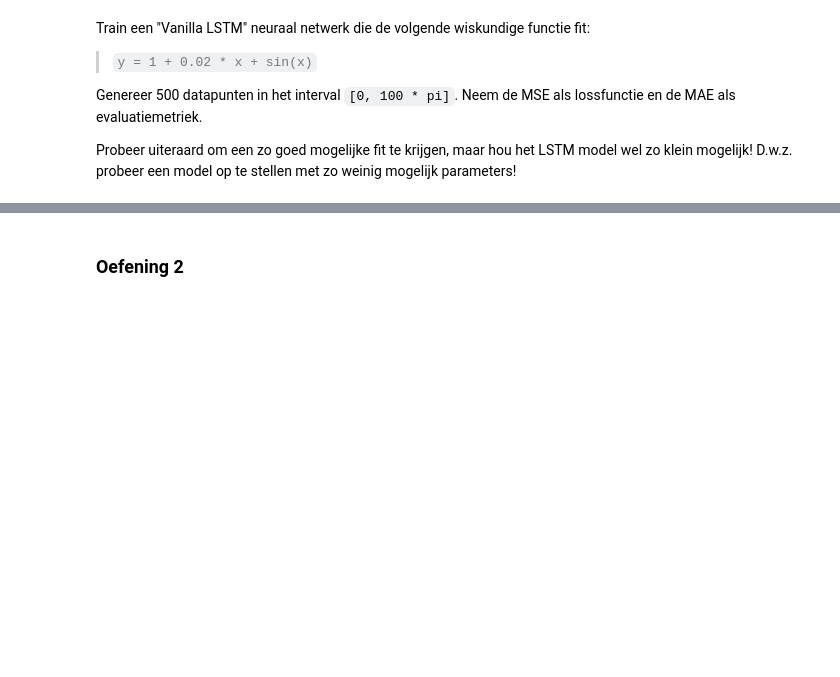
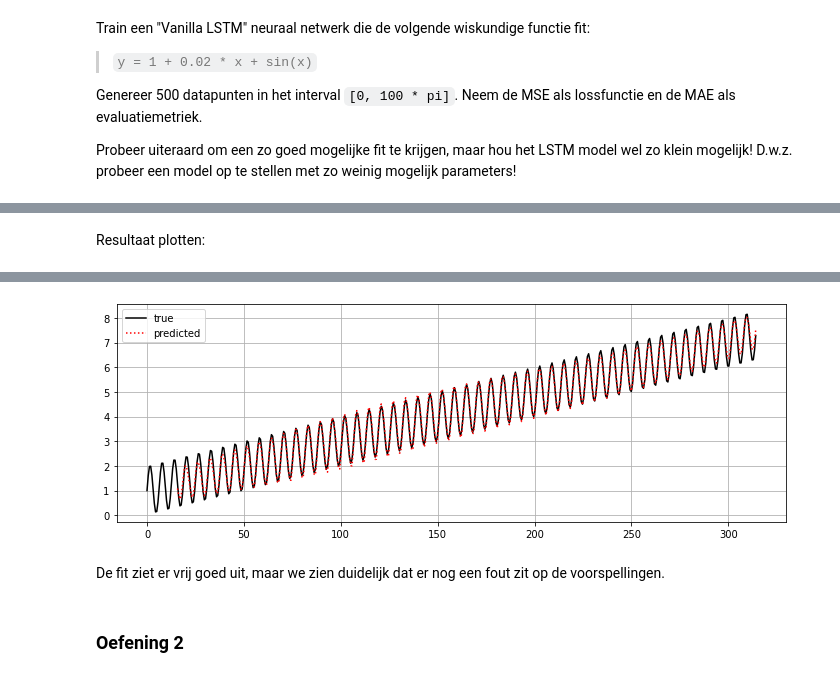
Before and after one commit to alouwyck/vives-deep-learning, a Jupyter notebook: topic10/HFST10_LSTM_intro.ipynb, the cells around one changed output, grey strips where cells are left out. Drawn from its saved outputs; the diff is of its cells as text; code cells hidden in the pictures; blank space fills up the shorter version.

```diff
--- a/topic10/HFST10_LSTM_intro.ipynb
+++ b/topic10/HFST10_LSTM_intro.ipynb
@@ -557,0 +761,12 @@ Probeer uiteraard om een zo goed mogelijke fit te krijgen, maar hou het LSTM mod
+# %% [markdown]
+Resultaat plotten:
+# %%
+ynp = model.predict(generator)
+yp = y.min() + ynp * (y.max() - y.min())
+
+_, ax = plt.subplots(1, 1, figsize=(12, 4))  # (width, height)
+ax.plot(x, y, 'k-', label="true");
+ax.plot(x[look_back:], yp, 'r:', label="predicted");
+ax.grid();
+ax.legend(loc="upper left");
+# %% [output]
@@ -558,3 +774,6 @@ Probeer uiteraard om een zo goed mogelijke fit te krijgen, maar hou het LSTM mod
+[figure, added]
+# %% [markdown]
+De fit ziet er vrij goed uit, maar we zien duidelijk dat er nog een fout zit op de voorspellingen.
 # %% [markdown]
 ### Oefening 2
 # %% [markdown]
```
Also changed, not shown: parts of 79 cells of this notebook.
